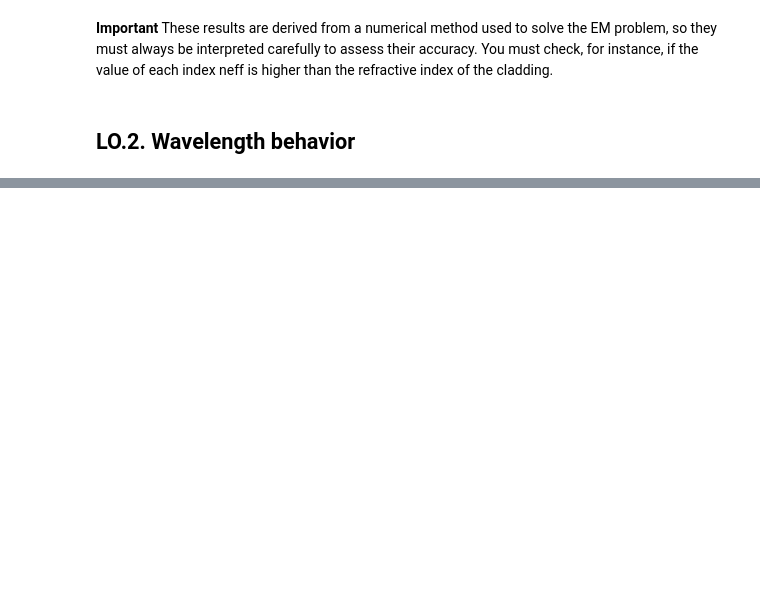
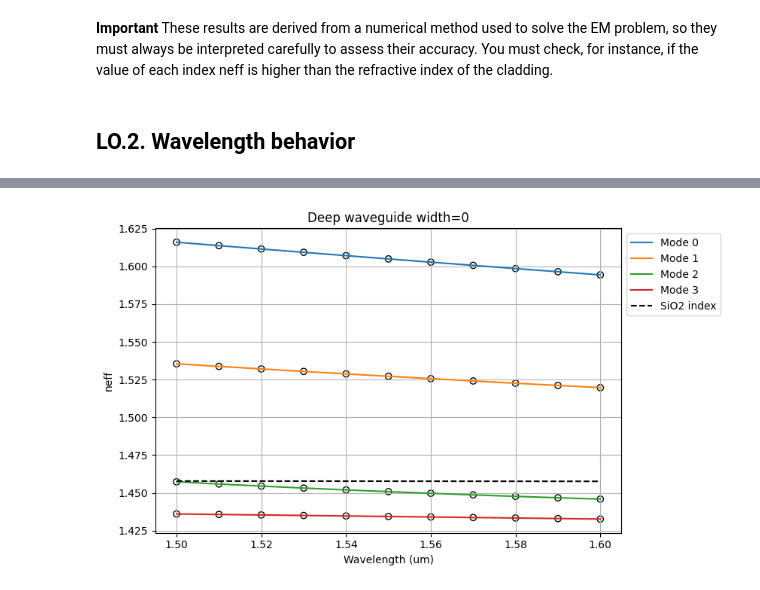
Before and after one commit to MariaJulve/pic-upv-lab0, a Jupyter notebook: 010_MODESOLVER_Student.ipynb, the cells around one changed output, grey strips where cells are left out. Saved outputs shown, nothing was run; the diff lists cells and outputs as text; code cells hidden in the pictures; blank space fills up the shorter version.

```diff
--- a/010_MODESOLVER_Student.ipynb
+++ b/010_MODESOLVER_Student.ipynb
@@ -146,34 +211,36 @@ These results are derived from a numerical method used to solve the EM problem,
 # %%
 # The wavelength could be a vector also
-wavelength = ...  # Student code here. Tip np.linspace()
+wavelength = np.linspace(1.500,1.600,11)  # Student code here. Tip np.linspace()
 
-deep_waveguide = gt.modes.Waveguide(
+deep_waveguide_2 = gt.modes.Waveguide(
     wavelength=wavelength,
     core_width=1.2,
     slab_thickness=0.0,
     core_material='sin',
     clad_material='sio2',
     core_thickness=300 * nm,
     num_modes=4,
     cache_path='.cache/',
     precision='double',
     max_grid_scaling=1.2,
     grid_resolution=20,
 )
 
 res_neff = deep_waveguide.n_eff # In this case, the result is not just a number, is a wavelength-dependent vector
 res_te = deep_waveguide.fraction_te # Wavelength-dependent vector
 res_tm =deep_waveguide.fraction_tm # Wavelength-dependent vector
 
 plt.figure(figsize=(10, 5))
 for k in range(res_neff.shape[1]):
     # It's necessary to 'access' each element on the array
     plt.scatter(wavelength, res_neff[:,k].real,edgecolors='k',facecolors='none',label = '__nolegend__')
     plt.plot(wavelength, res_neff[:,k].real,label=f'Mode {k}')
-plt.title(f"Deep waveguide width={1.2}")
+plt.title(f"Deep waveguide width={0}")
 plt.xlabel("Wavelength (um)")
 plt.ylabel("neff")
 plt.grid()
 plt.plot(wavelength, box_index,'k--', label='SiO2 index')
 plt.legend(loc='upper left', bbox_to_anchor=(1, 1))
 plt.tight_layout(rect=[0, 0, 0.85, 1])
+# %% [output]
+[figure, added]
```
Also changed, not shown: parts of 16 cells of this notebook.
